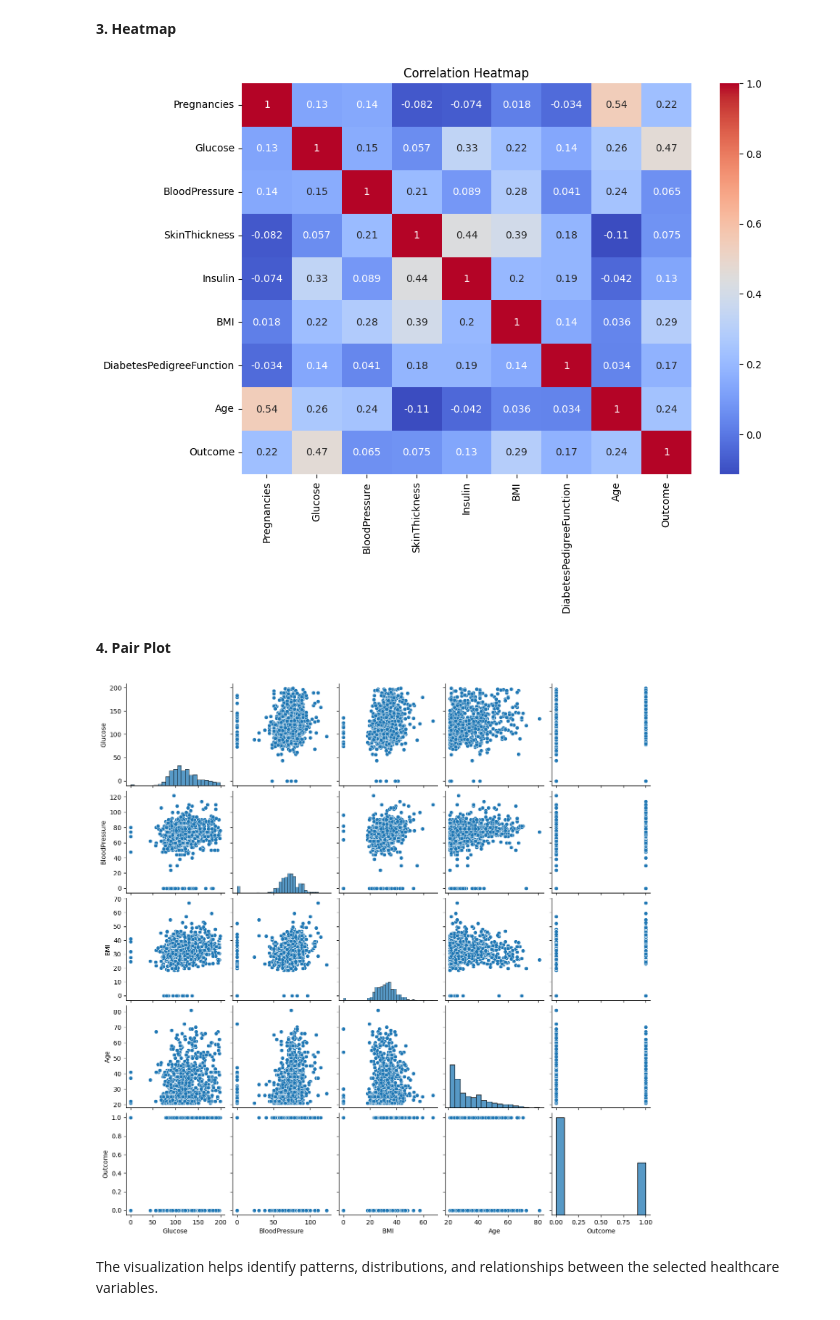
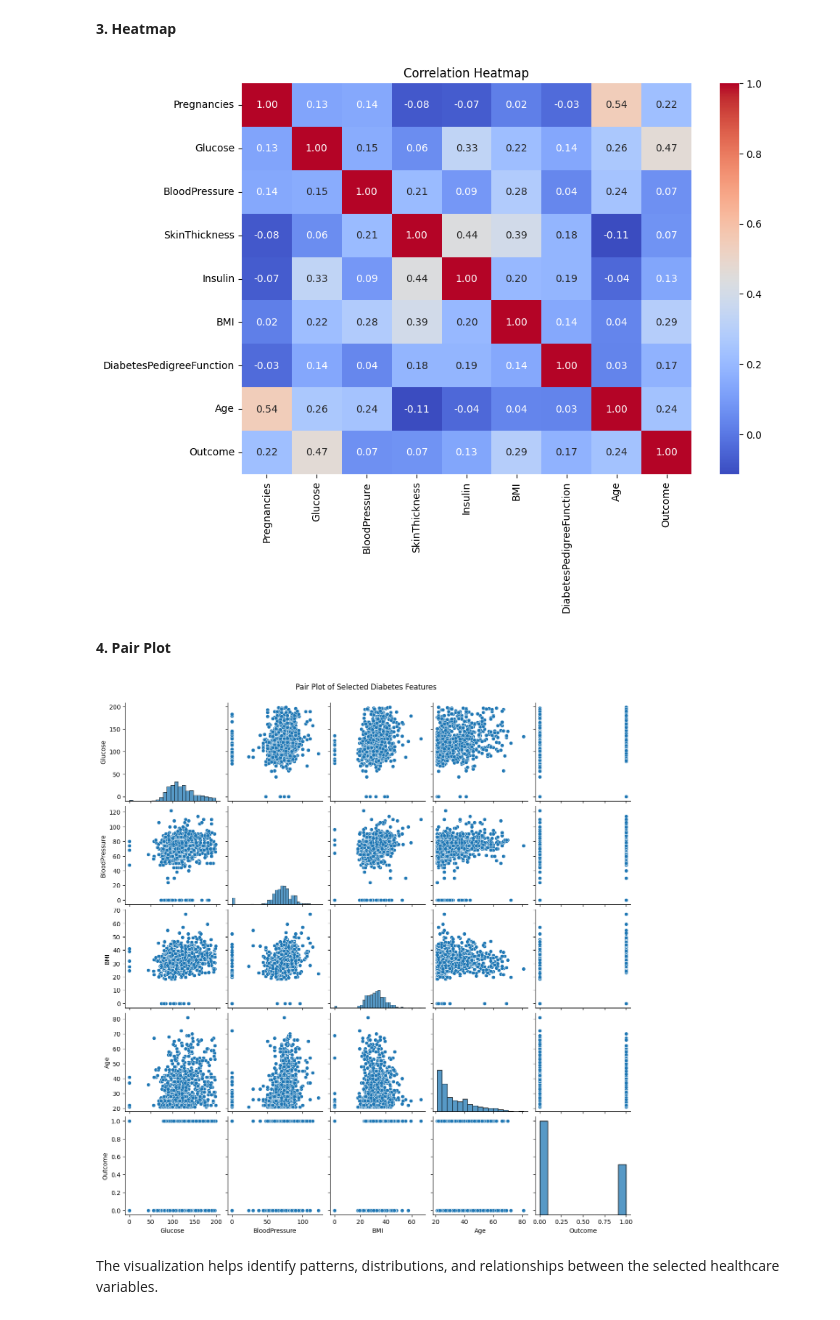
Before and after one commit to Annag126/Healthcare-data-analysis-visualization, a Jupyter notebook: Statistics_DV_EDA.ipynb, the cells around one changed output. Drawn from its saved outputs; the diff is of its cells as text; code cells hidden in the pictures.

```diff
--- a/Statistics_DV_EDA.ipynb
+++ b/Statistics_DV_EDA.ipynb
@@ -389,30 +439,48 @@ correlation_matrix = df.corr(numeric_only=True)
 sns.heatmap(
     correlation_matrix,
     annot=True,
-    cmap="coolwarm"
+    cmap="coolwarm",
+    fmt=".2f"
 )
 
 plt.title("Correlation Heatmap")
 
+plt.savefig(
+    "visualizations/correlation_heatmap.png",
+    dpi=300,
+    bbox_inches="tight"
+)
+
 plt.show()
 # %% [output]
-[figure, old version]
+[figure, new version]
 # %% [markdown]
 **4. Pair Plot**
 # %%
 selected_columns = [
     "Glucose",
     "BloodPressure",
     "BMI",
     "Age",
     "Outcome"
 ]
 
-sns.pairplot(df[selected_columns])
+pair_plot = sns.pairplot(df[selected_columns].dropna())
+
+pair_plot.fig.suptitle(
+    "Pair Plot of Selected Diabetes Features",
+    y=1.02
+)
+
+pair_plot.savefig(
+    "visualizations/pairplot_selected_features.png",
+    dpi=300,
+    bbox_inches="tight"
+)
 
 plt.show()
 # %% [output]
-[figure, old version]
+[figure, new version]
 # %% [markdown]
 The visualization helps identify patterns, distributions, and relationships
 between the selected healthcare variables.
```
Also changed, not shown: parts of 9 cells of this notebook, 10 other files.
